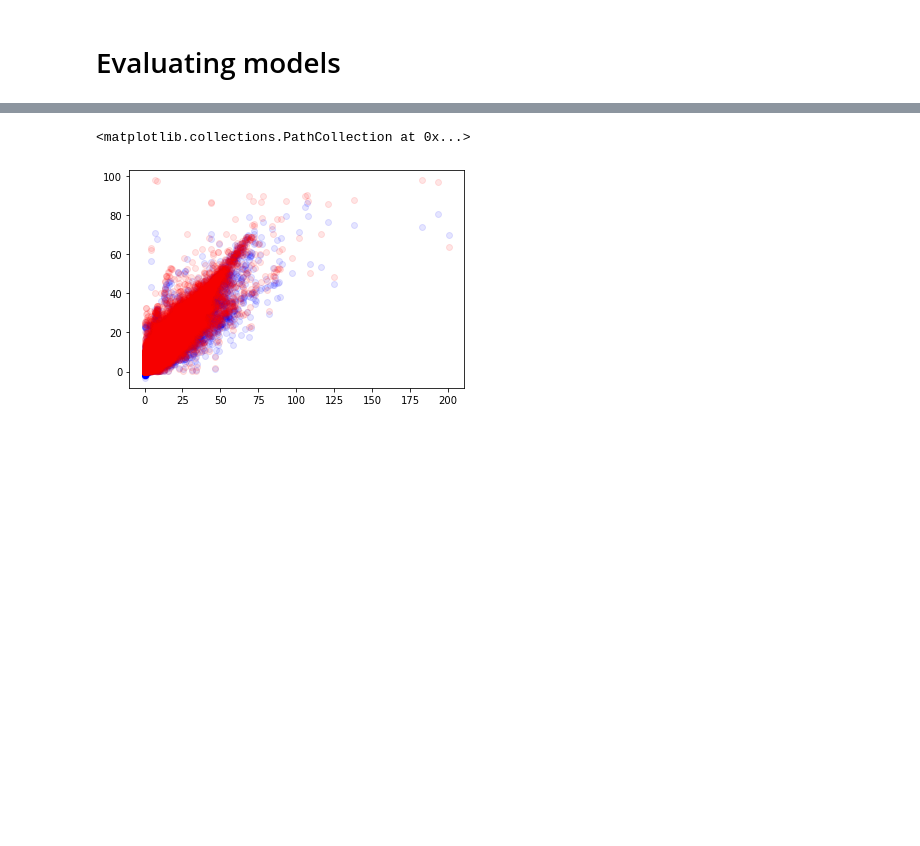
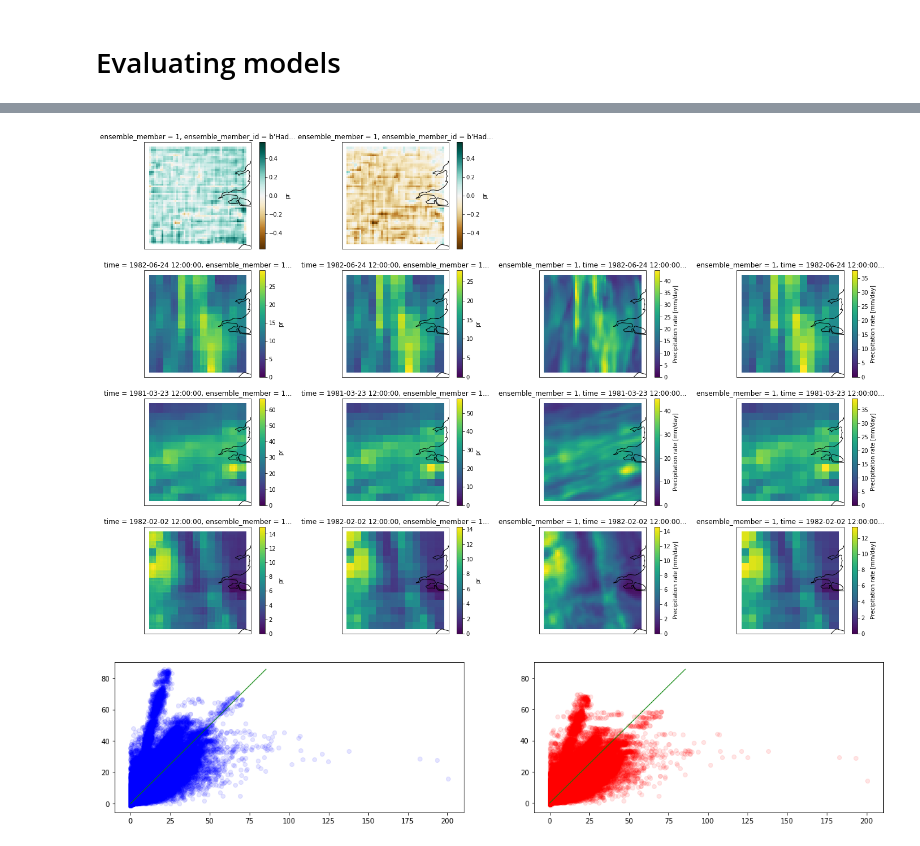
Before and after one commit to henryaddison/ml-downscaling-emulation, a Jupyter notebook: notebooks/learning/evaluation.ipynb, the cells around one changed output, grey strips where cells are left out. Saved outputs shown, nothing was run; the diff lists cells and outputs as text; code cells hidden in the pictures; blank space fills up the shorter version.

Commit message:
right actual good results for evaluation and comparison of a bunch of models

```diff
--- a/notebooks/learning/evaluation.ipynb
+++ b/notebooks/learning/evaluation.ipynb
@@ -149,0 +112,9 @@ fig.savefig("eval-test-plots.png")
+# %%
+hi_res_data = xr.open_mfdataset("../../../../derived_data/2.2km-london/rcp85/01/pr/day/*.nc").isel(ensemble_member=0, time=slice(720))
+hi_res_data.assign_coords(season=(('time'), (hi_res_data.month_number.values % 12 // 4)))
+
+coarsened_2x_data = xr.open_mfdataset("../../../../derived_data/coarsened-2x-2.2km-london/rcp85/01/pr/day/*.nc").isel(ensemble_member=0, time=slice(720))
+coarsened_2x_data.assign_coords(season=(('time'), (coarsened_2x_data.month_number.values % 12 // 4)))
+
+coarsened_4x_data = xr.open_mfdataset("../../../../derived_data/coarsened-4x-2.2km-london/rcp85/01/pr/day/*.nc").isel(ensemble_member=0, time=slice(720))
+coarsened_4x_data.assign_coords(season=(('time'), (coarsened_4x_data.month_number.values % 12 // 4)))
@@ -149,0 +139,2 @@ fig.savefig("eval-test-plots.png")
+# %%
+lo_res_data = coarsened_4x_data
@@ -149,0 +150,6 @@ fig.savefig("eval-test-plots.png")
+# %%
+model_path = '../../checkpoints/170022/model-epoch140.pth'
+unet_coarsened_2x_preds = predict(load_model(model_path), lo_res_data, hi_res_data)
+# %%
+model_path = '../../checkpoints/170395/model-epoch180.pth'
+unet_id_preds = predict(load_model(model_path), lo_res_data, hi_res_data)
@@ -150,6 +169,5 @@ fig.savefig("eval-test-plots.png")
 # %%
-plt.scatter(x=hi_res_data.pr, y=model_1_preds.pr, alpha=0.1, c='b')
-plt.scatter(x=hi_res_data.pr, y=model_2_preds.pr, alpha=0.1, c='r')
+compare_preds(unet_coarsened_2x_preds, unet_id_preds, lo_res_data, hi_res_data)
 # %% [output]
-<matplotlib.collections.PathCollection at 0x...>
-[figure, old version]
+[figure, new version]
+[figure, added]
```
Also changed, not shown: parts of 21 cells of this notebook.
